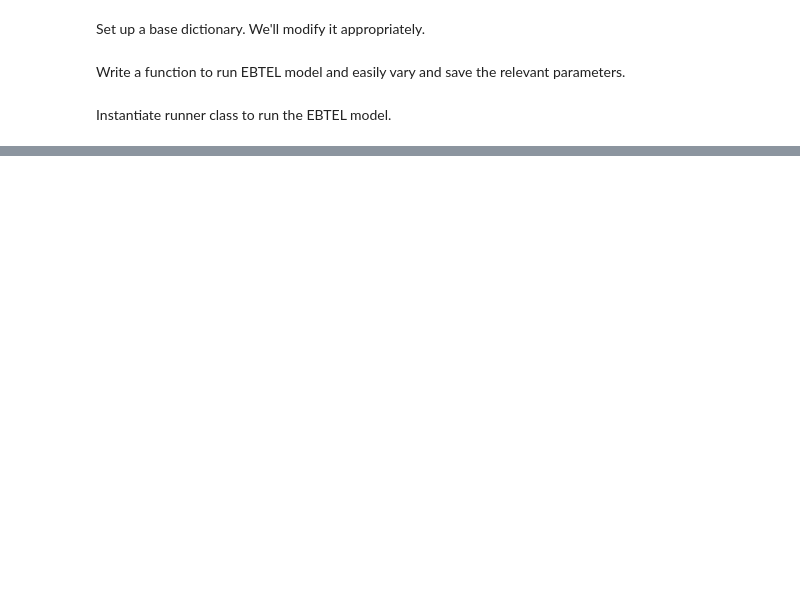
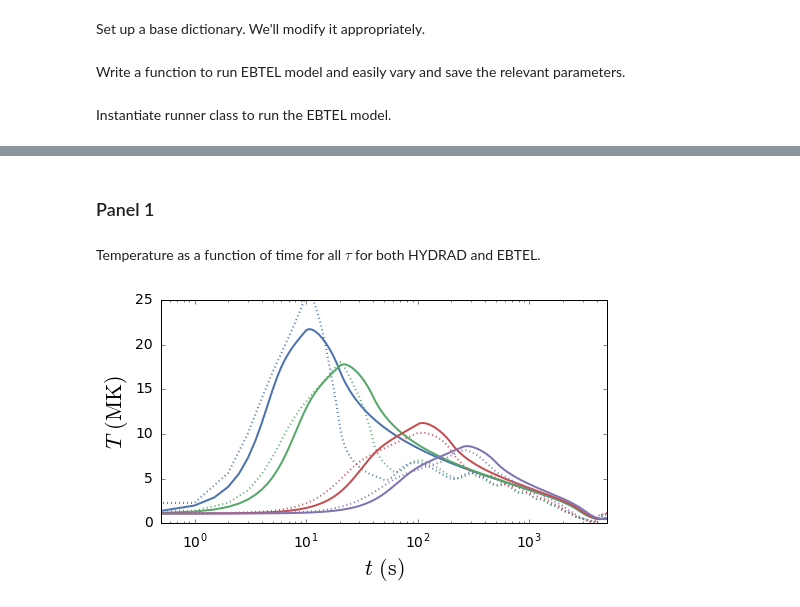
Before and after one commit to wtbarnes/research_notebook, a Jupyter notebook: figure_builders/hot_non_flaring_plasma_1_figures.ipynb, the cells around one changed output, grey strips where cells are left out. Cells and saved outputs as stored; diff of their text form; code cells hidden in the pictures; blank space fills up the shorter version.

```diff
--- a/figure_builders/hot_non_flaring_plasma_1_figures.ipynb
+++ b/figure_builders/hot_non_flaring_plasma_1_figures.ipynb
@@ -706,5 +202,7 @@ def spatial_average(s,f,mp,eps_mp):
 # %%
+hfRes_format = '/home/ricesolarphyiscs/Documents/HYDRAD_v4_%s/Results/profile%d.phy'
 hydrad_time = np.arange(0,5001)
+hydrad_labs = ['tau20s','tau40s','tau200s','tau500s']
 hydrad_res = {}
 loop_midpoint = 4.5e+9
 int_perc = 0.5
@@ -856,0 +330,29 @@ Compare the $\mathrm{EM}$ distributions for HYDRAD and EBTEL
+# %% [markdown]
+### Panel 1
+# %% [markdown]
+Temperature as a function of time for all $\tau$ for both HYDRAD and EBTEL.
+# %%
+fig = plt.figure(figsize=(8,4))
+ax = fig.gca()
+#plotting
+for i in range(len(tau_h_results)):
+    ax.plot(tau_h_results[i]['t'],tau_h_results[i]['T']/1e+6,color=sns.color_palette('deep')[i],
+               linestyle='solid',label=r'$\tau=%d$ $\mathrm{s}$'%tau_h[i])
+    ax.plot(hydrad_time,np.array(hydrad_res[hydrad_labs[i]]['Te'])/1e+6,color=sns.color_palette('deep')[i],
+               linestyle='dotted')
+#scale
+ax.set_xscale('log')
+#limits
+ax.set_xlim([0,5000])
+ax.set_ylim([0,25])
+#tick labels
+ax.yaxis.set_major_locator(ticker.MaxNLocator(nbins=5))
+#axes labels
+ax.set_xlabel(r'$t$ $\mathrm{(s)}$')
+ax.set_ylabel(r'$T$ $\mathrm{(MK)}$')
+#legend
+#ax.legend()
+plt.savefig('/home/wtb2/Documents/papers/hot_non-flaring_plasma_1/figures/sf_T_panel1.pdf')
+plt.show()
+# %% [output]
+[figure, added]
```
Also changed, not shown: parts of 74 cells of this notebook, 2 other files.
